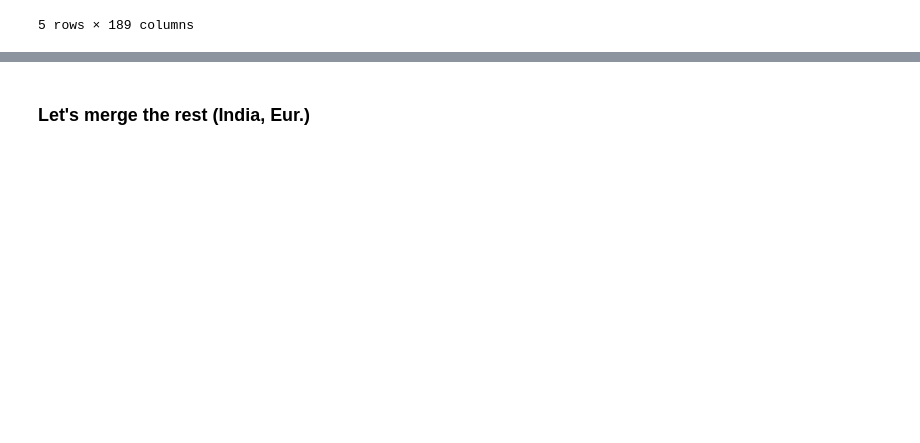
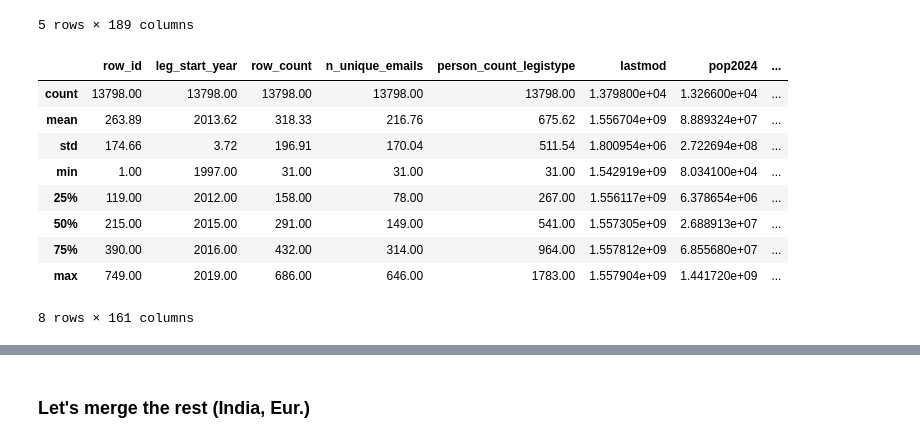
Before and after one commit to themains/pwned_pols, a Jupyter notebook: scripts/04_hibp_everypol_ind_eur_combine.ipynb, the cells around one changed output, grey strips where cells are left out. Saved outputs shown, nothing was run; the diff lists cells and outputs as text; code cells hidden in the pictures; blank space fills up the shorter version.

```diff
--- a/scripts/05_hibp_everypol_ind_eur_combine.ipynb
+++ b/scripts/04_hibp_everypol_ind_eur_combine.ipynb
@@ -126,6 +128,19 @@ pol_hibp.head()
 | 3 | c9a891c3-adb6-4581-b93b-72f9c00beacc | Adhikari, Shri Suvendu | Adhikari, Shri Suvendu | adhikari.suvendu@sansad.nic.in | NaN | NaN | All India Trinamool Congress | AITC | tamluk | Tamluk | ... | ... |
 | 4 | 5c22c70d-8317-4f94-97ec-2ccadd1acdf3 | Adityanath , Shri Yogi | Adityanath , Shri Yogi | yogi.adityanath@sansad.nic.in | NaN | NaN | Bharatiya Janata Party | BJP | gorakhpur | Gorakhpur | ... | ... |
 5 rows × 189 columns
+# %%
+pol_hibp.describe().round(2)
+# %% [output]
+|  | row_id | leg_start_year | row_count | n_unique_emails | person_count_legistype | lastmod | pop2024 | ... |
+| count | 13798.00 | 13798.00 | 13798.00 | 13798.00 | 13798.00 | 1.379800e+04 | 1.326600e+04 | ... |
+| mean | 263.89 | 2013.62 | 318.33 | 216.76 | 675.62 | 1.556704e+09 | 8.889324e+07 | ... |
+| std | 174.66 | 3.72 | 196.91 | 170.04 | 511.54 | 1.800954e+06 | 2.722694e+08 | ... |
+| min | 1.00 | 1997.00 | 31.00 | 31.00 | 31.00 | 1.542919e+09 | 8.034100e+04 | ... |
+| 25% | 119.00 | 2012.00 | 158.00 | 78.00 | 267.00 | 1.556117e+09 | 6.378654e+06 | ... |
+| 50% | 215.00 | 2015.00 | 291.00 | 149.00 | 541.00 | 1.557305e+09 | 2.688913e+07 | ... |
+| 75% | 390.00 | 2016.00 | 432.00 | 314.00 | 964.00 | 1.557812e+09 | 6.855680e+07 | ... |
+| max | 749.00 | 2019.00 | 686.00 | 646.00 | 1783.00 | 1.557904e+09 | 1.441720e+09 | ... |
+8 rows × 161 columns
 # %%
 columns_to_fill = list(all_categories) + ['IsVerified', 'IsFabricated', 'IsSensitive',
                    'IsRetired', 'IsSpamList', 'IsMalware', 'IsSubscriptionFree']
```
Also changed, not shown: parts of 12 cells of this notebook.
